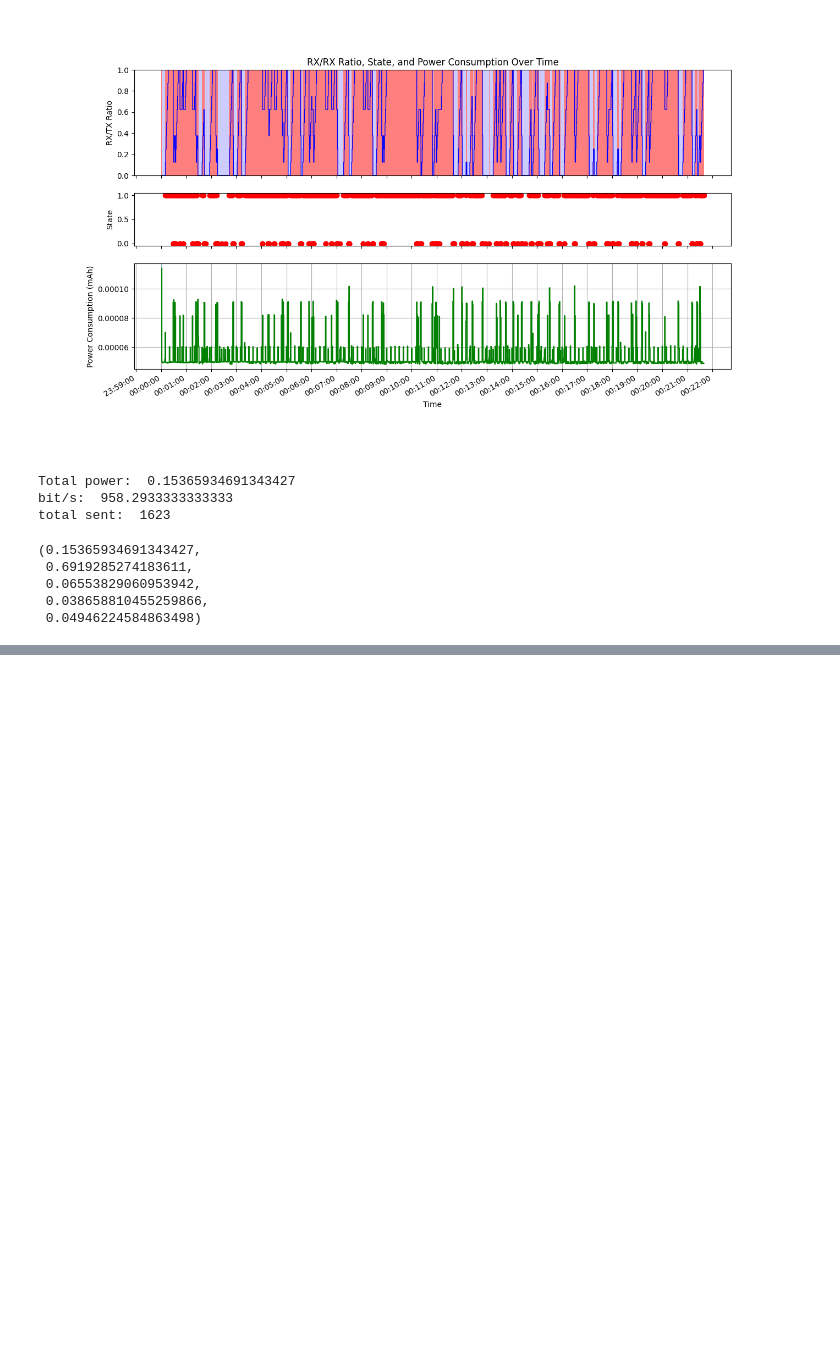
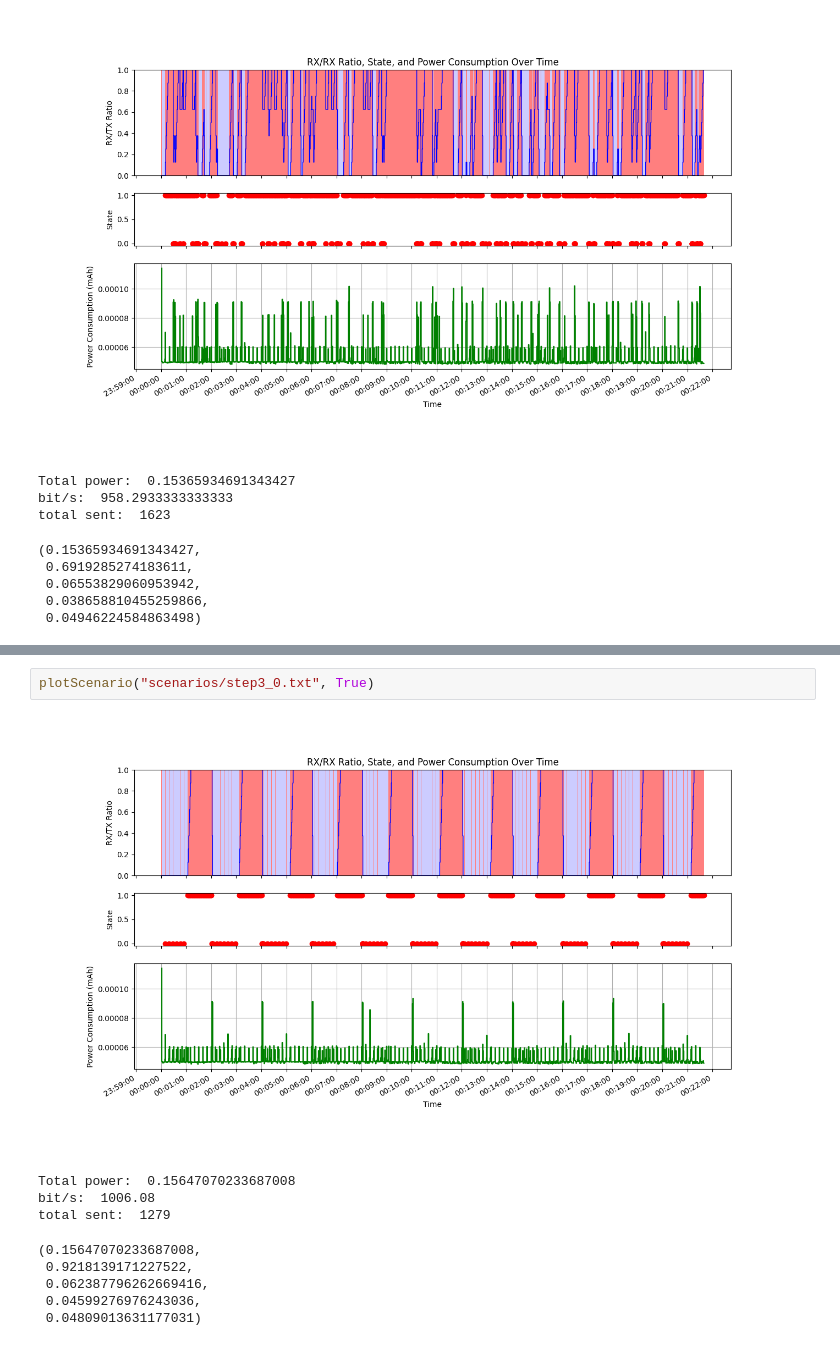
Before and after one commit to Rasmus-M-C/WSN-Project, a Jupyter notebook: plot.ipynb, the cells around one changed output, grey strips where cells are left out. Cells and saved outputs as stored; diff of their text form; blank space fills up the shorter version.

```diff
--- a/plot.ipynb
+++ b/plot.ipynb
@@ -325,0 +322,12 @@ total sent:  1254
+# %%
+plotScenario("scenarios/step3_0.txt", True)
+# %% [output]
+[figure, added]
+Total power:  0.15647070233687008
+bit/s:  1006.08
+total sent:  1279
+(0.15647070233687008,
+ 0.9218139171227522,
+ 0.062387796262669416,
+ 0.04599276976243036,
+ 0.04809013631177031)
```
Also changed, not shown: parts of 3 cells of this notebook, 12 other files.
